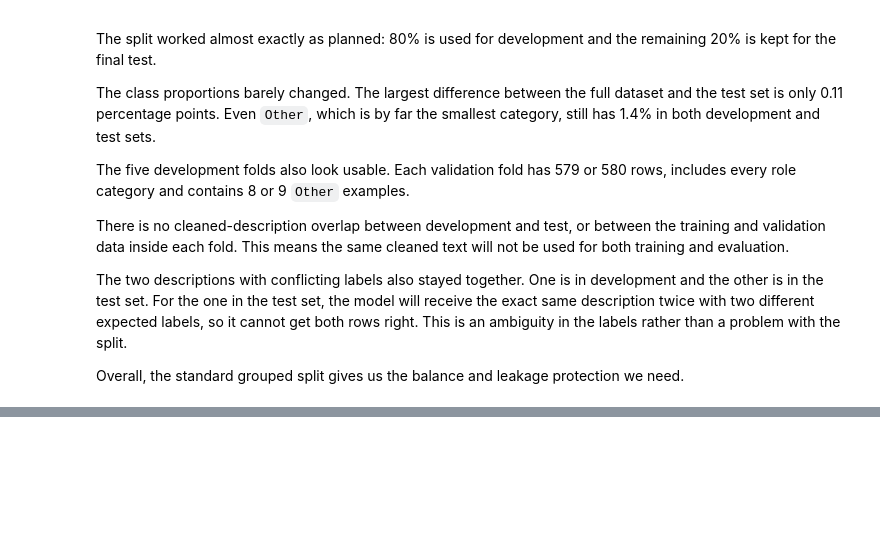
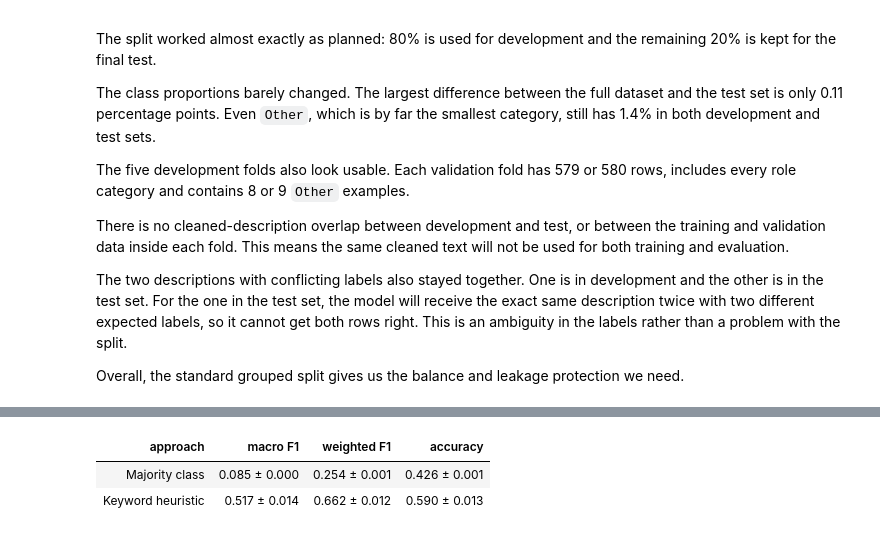
Before and after one commit to Tyainss/job-posting-nlp, a Jupyter notebook: job_posting_nlp_take_home_task.ipynb, the cells around one changed output, grey strips where cells are left out. Cells and saved outputs as stored; diff of their text form; code cells hidden in the pictures; blank space fills up the shorter version.

```diff
--- a/job_posting_nlp_take_home_task.ipynb
+++ b/job_posting_nlp_take_home_task.ipynb
@@ -1630,0 +1679,91 @@ Overall, the standard grouped split gives us the balance and leakage protection
+# %%
+baseline_order = ["Majority class", "Keyword heuristic"]
+fold_metric_rows = []
+
+majority_oof_predictions = pd.Series(
+    index=development_rows.index,
+    dtype="object",
+)
+keyword_oof_predictions = pd.Series(
+    index=development_rows.index,
+    dtype="object",
+)
+
+for fold_number, (
+    train_indices,
+    validation_indices,
+) in enumerate(cv_folds, start=1):
+    y_train = y_development.iloc[train_indices]
+    y_validation = y_development.iloc[validation_indices]
+
+    majority_classifier = DummyClassifier(
+        strategy="most_frequent"
+    )
+    majority_classifier.fit(
+        np.zeros((len(train_indices), 1)),
+        y_train,
+    )
+    majority_predictions = majority_classifier.predict(
+        np.zeros((len(validation_indices), 1))
+    ).tolist()
+
+    keyword_predictions = predict_keyword_baseline(
+        X_development.iloc[validation_indices]
+    )
+
+    majority_oof_predictions.iloc[
+        validation_indices
+    ] = majority_predictions
+    keyword_oof_predictions.iloc[
+        validation_indices
+    ] = keyword_predictions
+
+    for approach, predictions in [
+        ("Majority class", majority_predictions),
+        ("Keyword heuristic", keyword_predictions),
+    ]:
+        fold_metric_rows.append(
+            {
+                "approach": approach,
+                "fold": fold_number,
+                **classification_metrics(
+                    y_validation,
+                    predictions,
+                ),
+            }
+        )
+
+baseline_fold_metrics = pd.DataFrame(fold_metric_rows)
+
+assert majority_oof_predictions.notna().all()
+assert keyword_oof_predictions.notna().all()
+
+baseline_summary_rows = []
+metric_columns = ["macro F1", "weighted F1", "accuracy"]
+
+for approach in baseline_order:
+    approach_metrics = baseline_fold_metrics.loc[
+        baseline_fold_metrics["approach"].eq(approach),
+        metric_columns,
+    ]
+
+    baseline_summary_rows.append(
+        {
+            "approach": approach,
+            **{
+                metric: (
+                    f"{approach_metrics[metric].mean():.3f} ± "
+                    f"{approach_metrics[metric].std():.3f}"
+                )
+                for metric in metric_columns
+            },
+        }
+    )
+
+baseline_summary = pd.DataFrame(baseline_summary_rows)
+
+display(baseline_summary.style.hide(axis="index"))
+# %% [output]
+| approach | macro F1 | weighted F1 | accuracy |
+| Majority class | 0.085 ± 0.000 | 0.254 ± 0.001 | 0.426 ± 0.001 |
+| Keyword heuristic | 0.517 ± 0.014 | 0.662 ± 0.012 | 0.590 ± 0.013 |
```
Also changed, not shown: parts of 8 cells of this notebook.
